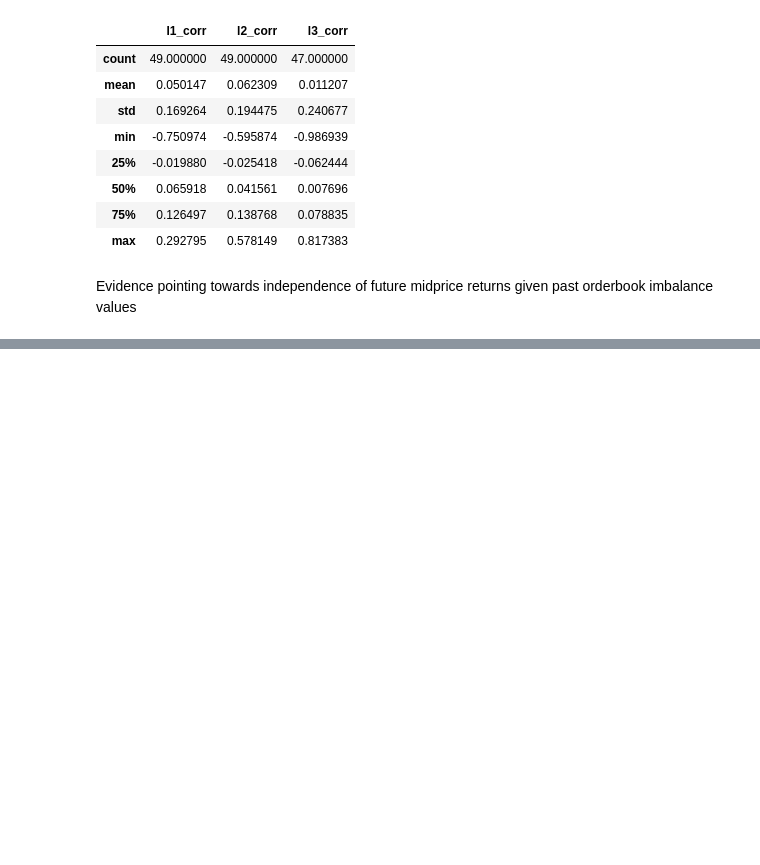
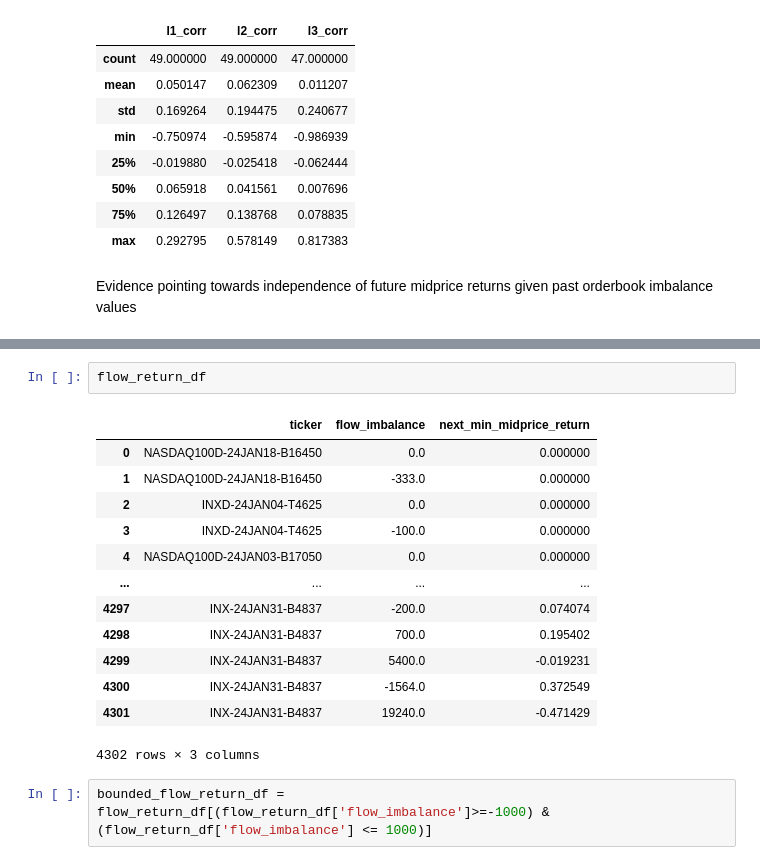
Before and after one commit to ijamil1/kalshi_mm, a Jupyter notebook: exploring_order_book_indicators_predictive_powers.ipynb, the cells around one changed output, grey strips where cells are left out. Saved outputs shown, nothing was run; the diff lists cells and outputs as text; blank space fills up the shorter version.

```diff
--- a/exploring_order_book_indicators_predictive_powers.ipynb
+++ b/exploring_order_book_indicators_predictive_powers.ipynb
@@ -713,0 +730,18 @@ will examine how predictive flow imbalance is if at all next
+# %%
+flow_return_df
+# %% [output]
+|  | ticker | flow_imbalance | next_min_midprice_return |
+| 0 | NASDAQ100D-24JAN18-B16450 | 0.0 | 0.000000 |
+| 1 | NASDAQ100D-24JAN18-B16450 | -333.0 | 0.000000 |
+| 2 | INXD-24JAN04-T4625 | 0.0 | 0.000000 |
+| 3 | INXD-24JAN04-T4625 | -100.0 | 0.000000 |
+| 4 | NASDAQ100D-24JAN03-B17050 | 0.0 | 0.000000 |
+| ... | ... | ... | ... |
+| 4297 | INX-24JAN31-B4837 | -200.0 | 0.074074 |
+| 4298 | INX-24JAN31-B4837 | 700.0 | 0.195402 |
+| 4299 | INX-24JAN31-B4837 | 5400.0 | -0.019231 |
+| 4300 | INX-24JAN31-B4837 | -1564.0 | 0.372549 |
+| 4301 | INX-24JAN31-B4837 | 19240.0 | -0.471429 |
+4302 rows × 3 columns
+# %%
+bounded_flow_return_df = flow_return_df[(flow_return_df['flow_imbalance']>=-1000) & (flow_return_df['flow_imbalance'] <= 1000)]
```
Also changed, not shown: parts of 19 cells of this notebook.
